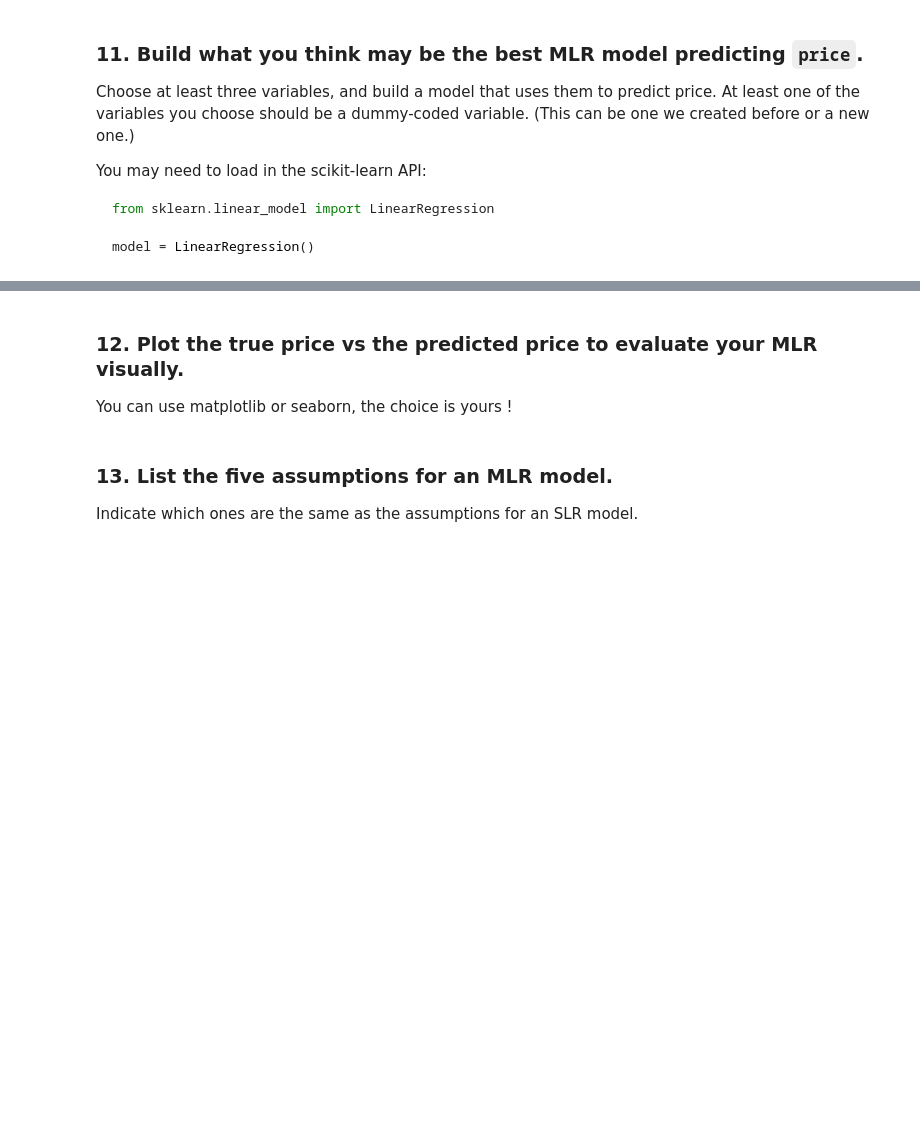
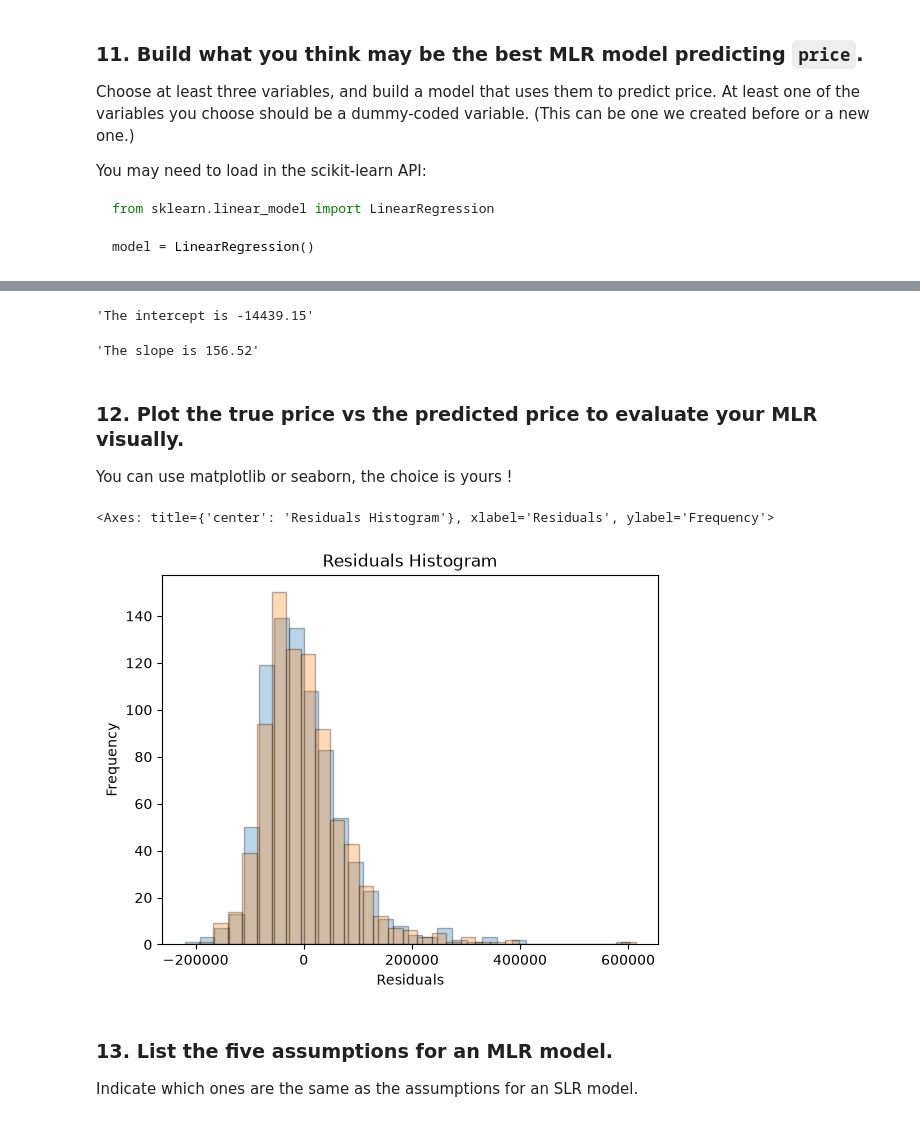
Before and after one commit to CharleyHananiaGA/DSB-Unit-03, a Jupyter notebook: labs/01 - Regression-Sacramento/lab-regression-sacramento-JUAN-OROZCOVICH.ipynb, the cells around one changed output, grey strips where cells are left out. Drawn from its saved outputs; the diff is of its cells as text; code cells hidden in the pictures; blank space fills up the shorter version.

```diff
--- a/labs/01 - Regression-Sacramento/lab-regression-sacramento-JUAN-OROZCOVICH.ipynb
+++ b/labs/01 - Regression-Sacramento/lab-regression-sacramento-JUAN-OROZCOVICH.ipynb
@@ -754,0 +829,7 @@ The category you leave out, which the other columns are *relative to*, is often
+# %%
+# I am going to focus on some of those columns
+cat_cols = ['baths', 'beds', 'type']
+
+cat_df = clean_df[cat_cols]
+cat_df = pd.get_dummies(cat_df, columns=cat_cols, drop_first=True)
+cat_df.info()
@@ -758,0 +868,6 @@ Use `.head()` on the new dataframe you've created. Depending on how you cleaned
+# %%
+# Now my entire clean dataframe will be the combination of the numerical columns
+# and the categorical columns
+
+clean_df = pd.concat([clean_df[['sq__ft']], cat_df], axis=1)
+clean_df.info()
@@ -758,0 +895,6 @@ Use `.head()` on the new dataframe you've created. Depending on how you cleaned
+# %%
+# Now my entire clean dataframe will be the combination of the numerical columns
+# and the categorical columns
+
+multiv_X = pd.concat([clean_df[['sq__ft']], cat_df], axis=1)
+multiv_X.info()
@@ -773,7 +973,39 @@ model = LinearRegression()
+# %%
+model2 = LinearRegression()
+
+model2.fit(multiv_X,y)
+
+# I want the model coefficient (or slope for SLR) and intercept
+display(f"The intercept is {model2.intercept_.round(2)}")
+display(f"The slope is {model2.coef_[0].round(2)}")
+# %% [output]
+'The intercept is -14439.15'
+'The slope is 156.52'
 # %% [markdown]
 ### 12. Plot the true price vs the predicted price to evaluate your MLR visually.
 
 You can use matplotlib or seaborn, the choice is yours !
+# %%
+# The residuals ar the difference between the prices predicted by my model and the
+# actual prices
+
+# Real prices
+y_real = y
+
+# Predicted prices
+y_pred = model2.predict(multiv_X)
+
+# Residuals
+residuals2 = y_real - y_pred
+
+# My first model
+residuals.plot(xlabel='Residuals', title='Residuals Histogram',kind='hist', bins=30, edgecolor='black',alpha=0.3, label='Model 1' )
+
+# My new model
+residuals2.plot(xlabel='Residuals', title='Residuals Histogram',kind='hist', bins=30, edgecolor='black',alpha=0.3, label='Model 2')
+# %% [output]
+<Axes: title={'center': 'Residuals Histogram'}, xlabel='Residuals', ylabel='Frequency'>
+[figure, added]
 # %% [markdown]
 ### 13. List the five assumptions for an MLR model.
 
```
Also changed, not shown: parts of 18 cells of this notebook.
